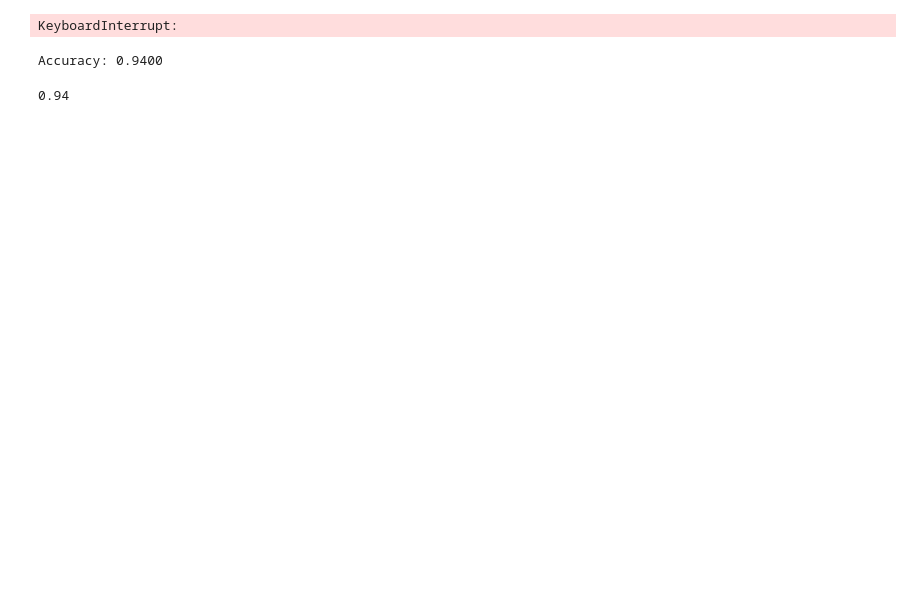
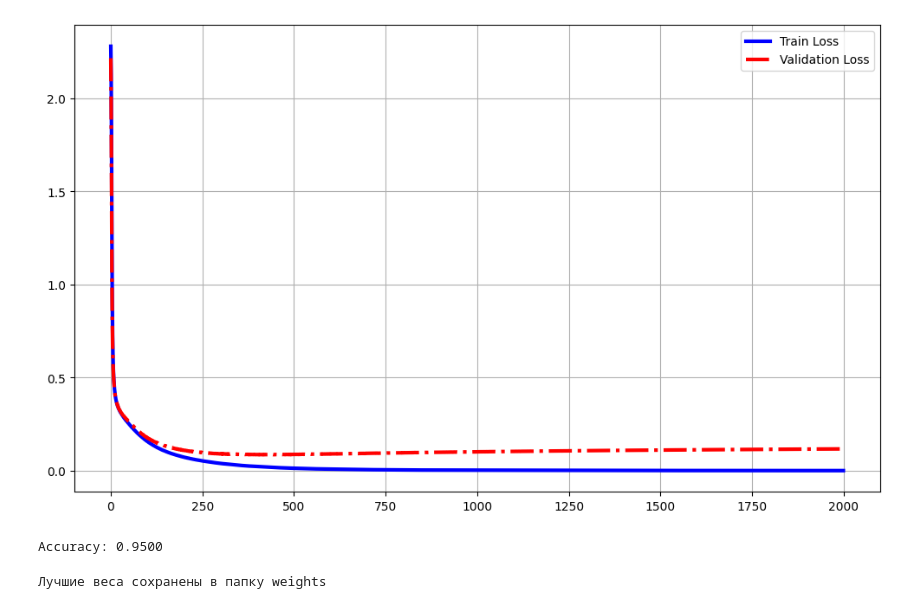
Before and after one commit to Tsypaa/NetNum, a Jupyter notebook: NetNum.ipynb, the cells around one changed output. Saved outputs shown, nothing was run; the diff lists cells and outputs as text; code cells hidden in the pictures; blank space fills up the shorter version.

Commit message:
Веса теперь сохраняются версия 1.0

```diff
--- a/NetNum.ipynb
+++ b/NetNum.ipynb
@@ -54,9 +54,17 @@ class Softmax:
         return self.forward(x)
 # %%
 class Layer:
-    def __init__(self, input_size, output_size):
-        self.weights = np.random.uniform(-1 / np.sqrt(input_size), 1 / np.sqrt(input_size), (input_size, output_size))
-        self.bias = np.random.randn(output_size)
+    def __init__(self, input_size, output_size, num, random_weights):
+        self.num = num
+        if random_weights:
+            self.weights = np.random.uniform(-1 / np.sqrt(input_size), 1 / np.sqrt(input_size), (input_size, output_size))
+            self.bias = np.random.randn(output_size)
+
+        else:
+            df_wghts = pd.read_csv(f'weights/weights_{self.num}.csv')
+            self.weights = df_wghts.iloc[:, :-1].to_numpy()
+            self.bias = df_wghts.iloc[:output_size, -1].to_numpy()
+            # print(self.weights.shape, self.bias.shape)
 
     def forward(self, x):
         self.input = x
@@ -69,18 +77,20 @@ class Layer:
         self.bias -= lr * np.sum(error, axis=0)
         return d_output
 
-    # def weights_save(self, i):
-    #     np.save(f'best_weights_layer{i}.npy', self.weights)
-    #     np.save(f'best_bias_layer{i}.npy', self.bias)
+    def weights_save_layer(self):
+        df_bias = pd.DataFrame(self.bias)
+        df_weights = pd.DataFrame(self.weights)
+        wght = pd.concat([df_weights, df_bias], axis=1)
+        wght.to_csv(f'weights/weights_{self.num}.csv', index=False)
 # %%
 class NetNum():
-    def __init__(self, input_size, input_size_2, input_size_3, output_size, lr):
+    def __init__(self, input_size, input_size_2, input_size_3, output_size, lr, random_weights=False):
         self.lr = lr
-        self.layer_1 = Layer(input_size, input_size_2)
+        self.layer_1 = Layer(input_size=input_size, output_size=input_size_2, num=1, random_weights=random_weights)
         self.layer_1_act = ReLU()
-        self.layer_2 = Layer(input_size_2, input_size_3)
+        self.layer_2 = Layer(input_size=input_size_2, output_size=input_size_3, num=2, random_weights=random_weights)
         self.layer_2_act = ReLU()
-        self.layer_3 = Layer(input_size_3, output_size)
+        self.layer_3 = Layer(input_size=input_size_3, output_size=output_size, num=3, random_weights=random_weights)
         self.ce = CE()
 
     def forward_prop(self, x):
@@ -173,6 +183,11 @@ class NetNum():
         output = self.forward_prop(x)
         return output
 
+    def weights_save(self):
+        self.layer_1.weights_save_layer()
+        self.layer_2.weights_save_layer()
+        self.layer_3.weights_save_layer()
+
     def accuracy(self, X, y):
         correct = 0
         total = len(X)
@@ -204,18 +219,28 @@ y_train = onehot[valid_indices][:-100]
 X_test = X[valid_indices][-100:]
 y_test = onehot[valid_indices][-100:]
 # %%
-NN = NetNum(input_size=784, input_size_2=256, input_size_3=64, output_size=10, lr=0.005)
-train_loss, val_loss = NN.train(X_train, y_train, epochs=40, batch_size=128)
-
+NN = NetNum(input_size=784, input_size_2=256, input_size_3=64, output_size=10, lr=0.005, random_weights=True) # random_weights=False(веса из папки weights) по двефолту
+train_loss, val_loss = NN.train(X_train, y_train, epochs=2000, batch_size=128)
 plt.figure(figsize=(12, 7))
 plt.plot(train_loss, '-b',label="Train Loss", lw=3, ms=0)
 plt.plot(val_loss, '-.r', label="Validation Loss", lw=3, ms=0)
 plt.legend()
 plt.grid(True)
 # %% [output]
-KeyboardInterrupt:
+[figure, added]
 # %%
-NN.accuracy(X_test, y_test)
+acc = NN.accuracy(X_test, y_test)
 # %% [output]
-Accuracy: 0.9400
+Accuracy: 0.9500
-0.94
+# %%
+train_loss_min = 9999
+val_loss_min = 9999
+acc_max = 0
+if train_loss[-1] <= train_loss_min and val_loss[-1] <= val_loss_min and acc >= acc_max:
+    train_loss_min = train_loss[-1]
+    val_loss_min = val_loss[-1]
+    acc_max = acc
+    NN.weights_save()
+    print('Лучшие веса сохранены в папку weights')
+# %% [output]
+Лучшие веса сохранены в папку weights
```
Also changed, not shown: 3 other files.
